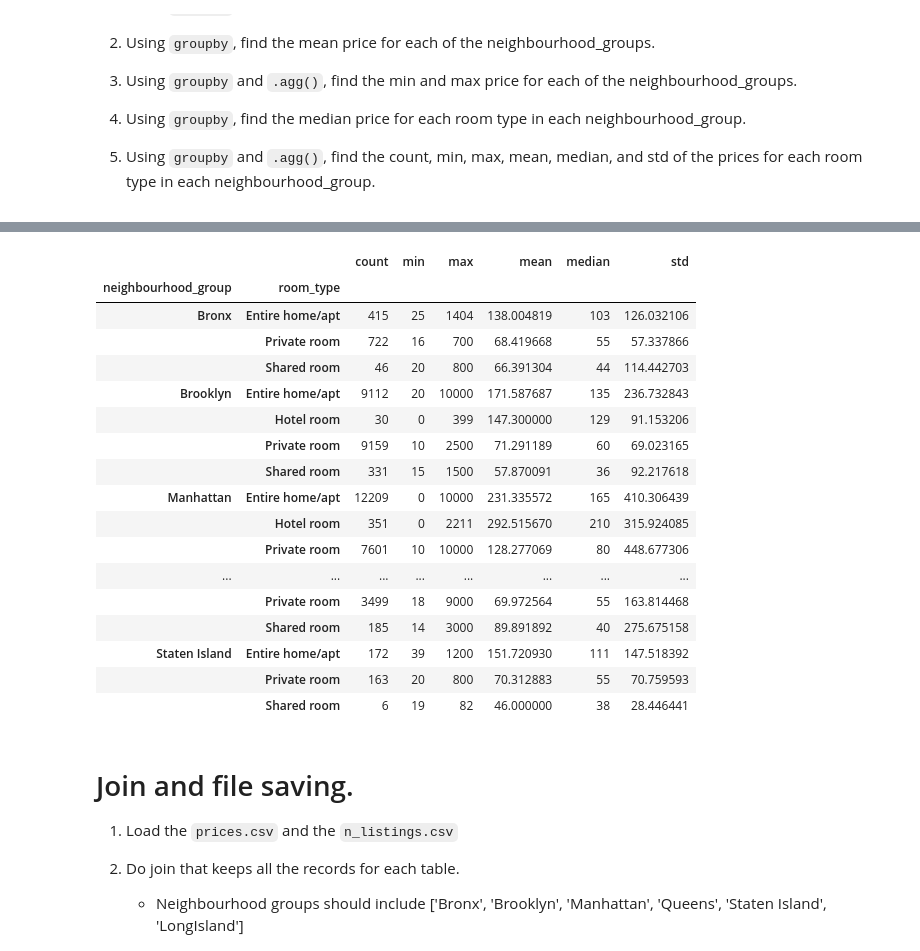
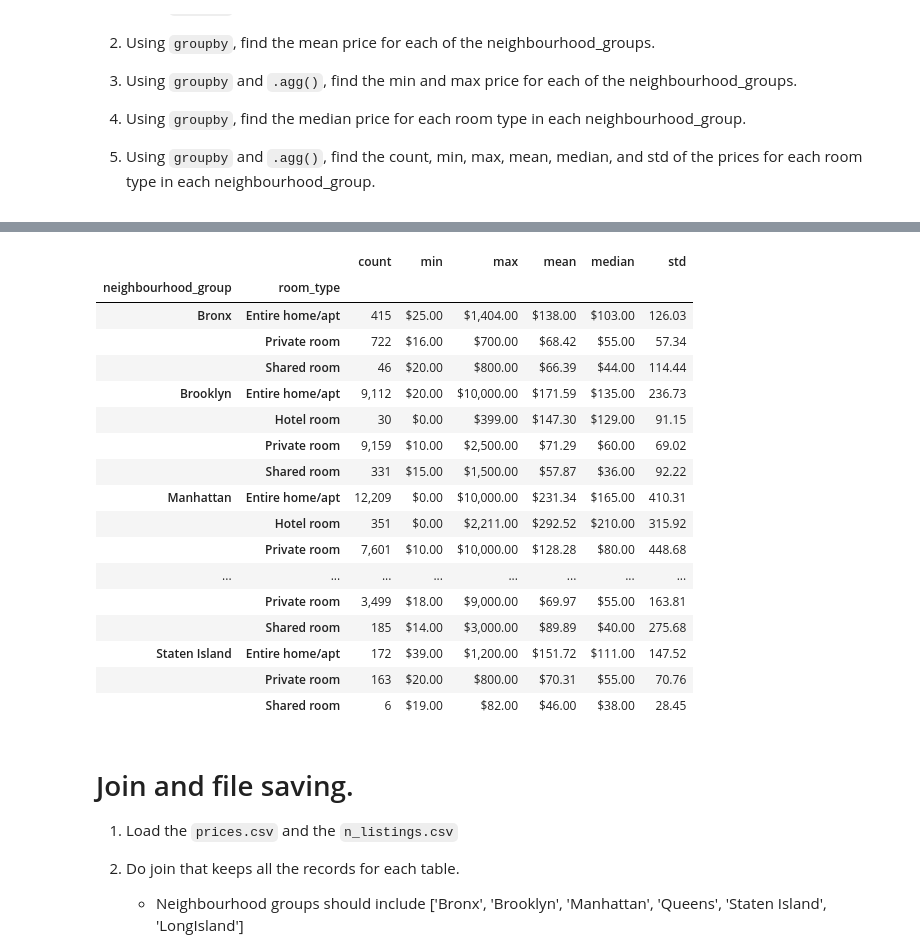
Before and after one commit to LiKenun/2021-fall-data-science, a Jupyter notebook: Week-01-Pandas/Exercise.ipynb, the cells around one changed output, grey strips where cells are left out. Saved outputs shown, nothing was run; the diff lists cells and outputs as text; code cells hidden in the pictures.

```diff
--- a/Week-01-Pandas/Exercise.ipynb
+++ b/Week-01-Pandas/Exercise.ipynb
@@ -201,27 +215,34 @@ Name: price, dtype: float64
 # %%
 # 5. Using `groupby` and `.agg()`, find the count, min, max, mean, median, and std of the prices
 # for each room type in each neighbourhood_group.
 
-df_byneighbourhood_byroom.price.agg(['count', 'min', 'max', 'mean', 'median', 'std'])
+df_byneighbourhood_byroom.price \
+                         .agg(['count', 'min', 'max', 'mean', 'median', 'std']) \
+                         .style.format({'count': '{:,}'.format,
+                                        'min': '${:,.2f}'.format,
+                                        'max': '${:,.2f}'.format,
+                                        'mean': '${:,.2f}'.format,
+                                        'median': '${:,.2f}'.format,
+                                        'std': '{:,.2f}'.format})
 # %% [output]
 |  |  | count | min | max | mean | median | std |
 | neighbourhood_group | room_type |  |  |  |  |  |  |
-| Bronx | Entire home/apt | 415 | 25 | 1404 | 138.004819 | 103 | 126.032106 |
-|  | Private room | 722 | 16 | 700 | 68.419668 | 55 | 57.337866 |
-|  | Shared room | 46 | 20 | 800 | 66.391304 | 44 | 114.442703 |
-| Brooklyn | Entire home/apt | 9112 | 20 | 10000 | 171.587687 | 135 | 236.732843 |
-|  | Hotel room | 30 | 0 | 399 | 147.300000 | 129 | 91.153206 |
-|  | Private room | 9159 | 10 | 2500 | 71.291189 | 60 | 69.023165 |
-|  | Shared room | 331 | 15 | 1500 | 57.870091 | 36 | 92.217618 |
-| Manhattan | Entire home/apt | 12209 | 0 | 10000 | 231.335572 | 165 | 410.306439 |
-|  | Hotel room | 351 | 0 | 2211 | 292.515670 | 210 | 315.924085 |
-|  | Private room | 7601 | 10 | 10000 | 128.277069 | 80 | 448.677306 |
+| Bronx | Entire home/apt | 415 | $25.00 | $1,404.00 | $138.00 | $103.00 | 126.03 |
+|  | Private room | 722 | $16.00 | $700.00 | $68.42 | $55.00 | 57.34 |
+|  | Shared room | 46 | $20.00 | $800.00 | $66.39 | $44.00 | 114.44 |
+| Brooklyn | Entire home/apt | 9,112 | $20.00 | $10,000.00 | $171.59 | $135.00 | 236.73 |
+|  | Hotel room | 30 | $0.00 | $399.00 | $147.30 | $129.00 | 91.15 |
+|  | Private room | 9,159 | $10.00 | $2,500.00 | $71.29 | $60.00 | 69.02 |
+|  | Shared room | 331 | $15.00 | $1,500.00 | $57.87 | $36.00 | 92.22 |
+| Manhattan | Entire home/apt | 12,209 | $0.00 | $10,000.00 | $231.34 | $165.00 | 410.31 |
+|  | Hotel room | 351 | $0.00 | $2,211.00 | $292.52 | $210.00 | 315.92 |
+|  | Private room | 7,601 | $10.00 | $10,000.00 | $128.28 | $80.00 | 448.68 |
 | ... | ... | ... | ... | ... | ... | ... | ... |
-|  | Private room | 3499 | 18 | 9000 | 69.972564 | 55 | 163.814468 |
-|  | Shared room | 185 | 14 | 3000 | 89.891892 | 40 | 275.675158 |
-| Staten Island | Entire home/apt | 172 | 39 | 1200 | 151.720930 | 111 | 147.518392 |
-|  | Private room | 163 | 20 | 800 | 70.312883 | 55 | 70.759593 |
-|  | Shared room | 6 | 19 | 82 | 46.000000 | 38 | 28.446441 |
+|  | Private room | 3,499 | $18.00 | $9,000.00 | $69.97 | $55.00 | 163.81 |
+|  | Shared room | 185 | $14.00 | $3,000.00 | $89.89 | $40.00 | 275.68 |
+| Staten Island | Entire home/apt | 172 | $39.00 | $1,200.00 | $151.72 | $111.00 | 147.52 |
+|  | Private room | 163 | $20.00 | $800.00 | $70.31 | $55.00 | 70.76 |
+|  | Shared room | 6 | $19.00 | $82.00 | $46.00 | $38.00 | 28.45 |
 # %% [markdown]
 # Join and file saving.
 1. Load the `prices.csv` and the `n_listings.csv`
```
Also changed, not shown: parts of 11 cells of this notebook, 1 other file.
